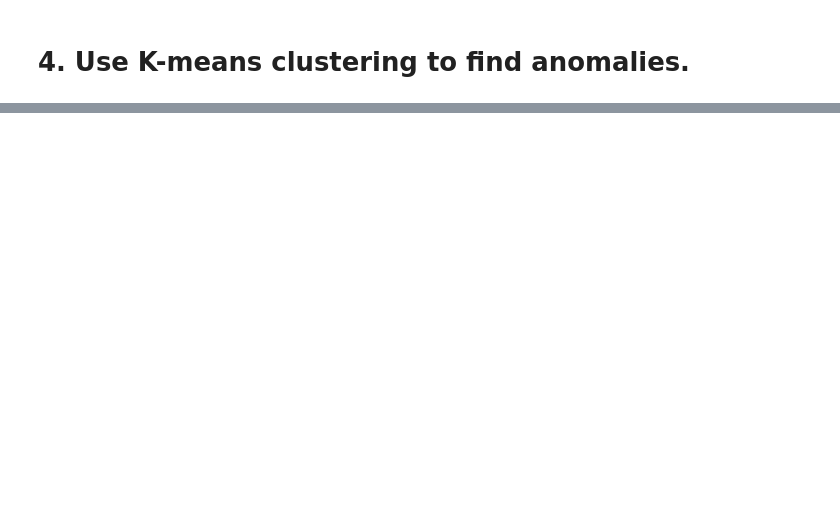
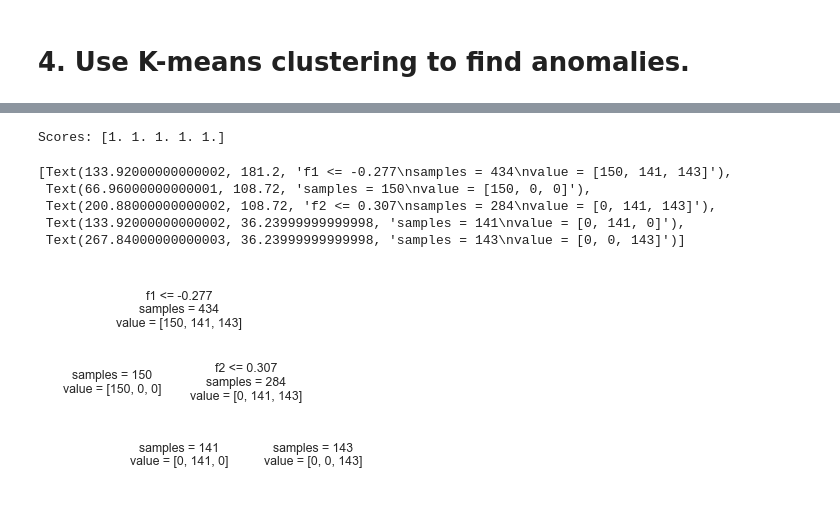
Before and after one commit to WillMc93/EN.705.601, a Jupyter notebook: McElhenney-Assign08.ipynb, the cells around one changed output, grey strips where cells are left out. Cells and saved outputs as stored; diff of their text form; code cells hidden in the pictures; blank space fills up the shorter version.

```diff
--- a/McElhenney-Assign08.ipynb
+++ b/McElhenney-Assign08.ipynb
@@ -251,0 +270,23 @@ for anom in anoms:
+# %%
+# Make copy of the KMeans dataframe as dbs_species
+dbs_species = km_species.copy()
+
+# Detect and remove anomalies
+anoms, dbs_species = detect_anomaly(dbs_species, dbs_assigner)
+dbs_species = remove_anomalies(dbs_species, anoms)
+
+# sanity
+assert(len(anoms) == km_species.shape[0] - dbs_species.shape[0])
+
+# Show results
+display(dbs_species)
+
+species_a = dbs_species[dbs_species['species'] == 'species_a']
+species_b = dbs_species[dbs_species['species'] == 'species_b']
+species_c = dbs_species[dbs_species['species'] == 'species_c']
+
+disp_string(species_a, "Species a")
+disp_string(species_b, "Species b")
+disp_string(species_c, "Species c")
+
+show_scatter(dbs_species)
@@ -251,0 +316,26 @@ for anom in anoms:
+# %%
+# Declare tree
+tree = DecisionTreeClassifier()
+
+# Declare KFold validator
+kfold = KFold(n_splits=5)
+
+# Split dbs_species into X and Y
+X = dbs_species.loc[:, dbs_species.columns != 'species'].values
+Y = dbs_species.loc[:, dbs_species.columns == 'species'].values.ravel()
+
+# Cross validate with KFold (Sanity Check ost)
+scores = cross_val_score(tree, X, Y, cv=kfold, scoring='accuracy')
+print(f'Scores: {scores}')
+
+# Show Structure
+tree.fit(X, Y)
+plot_tree(tree, feature_names=['f1', 'f2'], impurity=False)
+# %% [output]
+Scores: [1. 1. 1. 1. 1.]
+[Text(133.92000000000002, 181.2, 'f1 <= -0.277\nsamples = 434\nvalue = [150, 141, 143]'),
+ Text(66.96000000000001, 108.72, 'samples = 150\nvalue = [150, 0, 0]'),
+ Text(200.88000000000002, 108.72, 'f2 <= 0.307\nsamples = 284\nvalue = [0, 141, 143]'),
+ Text(133.92000000000002, 36.23999999999998, 'samples = 141\nvalue = [0, 141, 0]'),
+ Text(267.84000000000003, 36.23999999999998, 'samples = 143\nvalue = [0, 0, 143]')]
+[figure, added]
```
Also changed, not shown: parts of 25 cells of this notebook.
